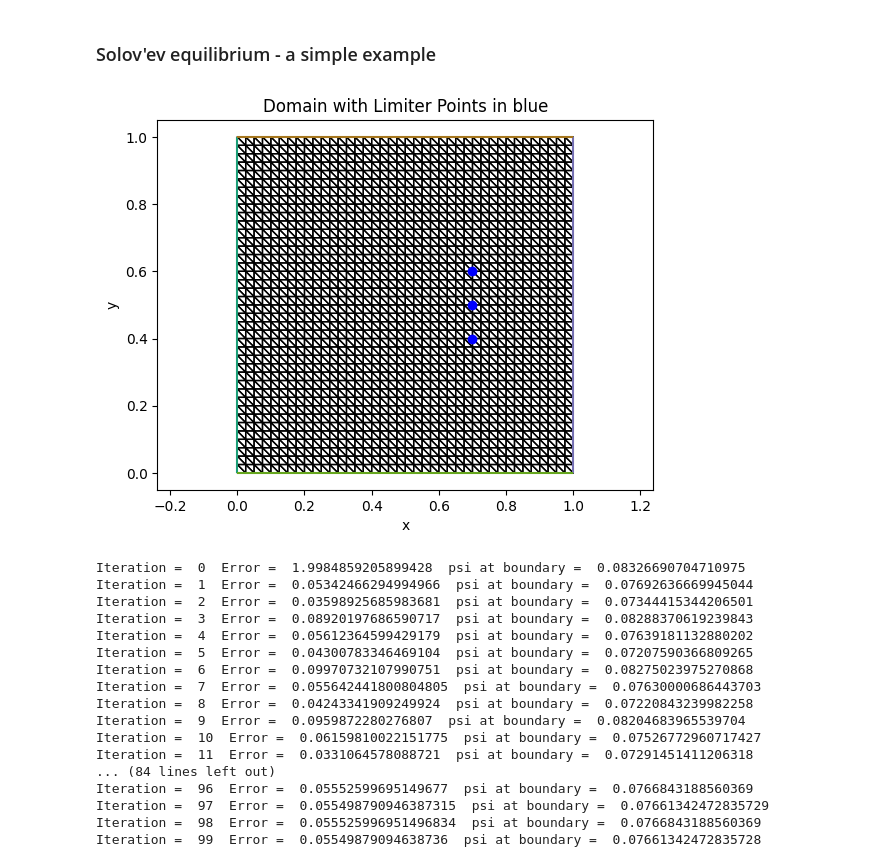
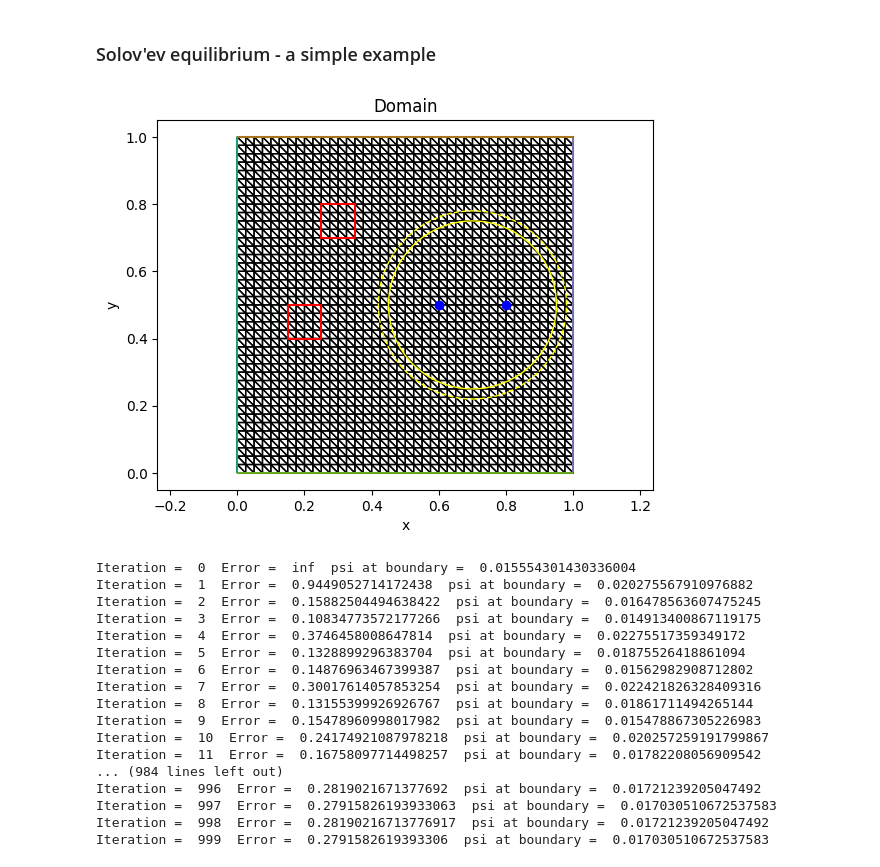
Before and after one commit to lucaciarimboli/tesi, a Jupyter notebook: Firedrake/FreeBoundary.ipynb, the cells around one changed output. Drawn from its saved outputs; the diff is of its cells as text; code cells hidden in the pictures.

Commit message:
Fixed geometry in free-boundary solver

```diff
--- a/Firedrake/FreeBoundary.ipynb
+++ b/Firedrake/FreeBoundary.ipynb
@@ -117,52 +172,80 @@ def GradShafranov(G, limiter_points, initial_guess = None):
 # %%
 n = 40
 mesh = UnitSquareMesh(n,n)
 V = FunctionSpace(mesh, "P", 2)
 x, y = SpatialCoordinate(mesh)
 
 # Define the limiter points:
-limiter_points = [(0.7,0.4), (0.7,0.5), (0.7,0.6)]
+limiter_points = [(0.6, 0.5), (0.8, 0.5)]
+
+# Define the coils:
+pos_coils = [
+    (0.15, 0.25, 0.4, 0.5), # Coil 1
+    (0.25, 0.35, 0.7, 0.8)  # Coil 2
+]
+
+# Define the vacuum vessel:
+Vessel = (0.7, 0.5, 0.25, 0.03) # (x0, y0, r, thickness)
 
 # Display mesh:
 fig, ax = plt.subplots()
 triplot(mesh, axes=ax)
 plt.scatter(*zip(*limiter_points), color='blue', label='Limiter Points')
-plt.title(r"Domain with Limiter Points in blue")
+
+# Plot the coils:
+for coil in pos_coils:
+    x_min, x_max, y_min, y_max = coil
+    plt.plot([x_min, x_max, x_max, x_min, x_min], [y_min, y_min, y_max, y_max, y_min], color='red', label='Coil Edges')
+
+# Plot the circular vessel:
+inner_wall = plt.Circle((Vessel[0], Vessel[1]), Vessel[2], color='yellow', fill=False, label='Vessel')
+outer_wall = plt.Circle((Vessel[0], Vessel[1]), Vessel[2] + Vessel[3], color='yellow', fill=False, linestyle='dashed')
+ax.add_artist(inner_wall)
+ax.add_artist(outer_wall)
+plt.title(r"Domain")
 plt.xlabel("x")
 plt.ylabel("y")
 plt.axis('equal')
 plt.show()
 # %% [output]
-[figure, old version]
+[figure, new version]
 # %%
 # Define G function:
 def G(x, psi):
-    return x**2 + 1.0
+    return x**2 + psi
 
 # Define initial guess for the flux function:
 def initial_guess(x, y):
-    return 0.5 * x * (1 - x) * y * (1 - y)
+    #return 0.5 * x * (1 - x) * y * (1 - y)
+    return 0.0
+
+
+# Define the currents in coils:
+I_coils = [0.01, 0.01]
+
+# Define the current density in the vacuum vessel:
+j_cv = 0.01
 
 # Compute solution using Grad-Shafranov solver:
-psi, psi0 = GradShafranov(G, limiter_points, initial_guess)
+psi, psi0 = GradShafranov(G, limiter_points, I_coils, pos_coils, Vessel, j_cv, initial_guess)
 # %% [output]
-Iteration =  0  Error =  1.9984859205899428  psi at boundary =  0.08326690704710975
-Iteration =  1  Error =  0.05342466294994966  psi at boundary =  0.07692636669945044
-Iteration =  2  Error =  0.03598925685983681  psi at boundary =  0.07344415344206501
-Iteration =  3  Error =  0.08920197686590717  psi at boundary =  0.08288370619239843
-Iteration =  4  Error =  0.05612364599429179  psi at boundary =  0.07639181132880202
-Iteration =  5  Error =  0.04300783346469104  psi at boundary =  0.07207590366809265
-Iteration =  6  Error =  0.09970732107990751  psi at boundary =  0.08275023975270868
-Iteration =  7  Error =  0.055642441800804805  psi at boundary =  0.07630000686443703
-Iteration =  8  Error =  0.04243341909249924  psi at boundary =  0.07220843239982258
-Iteration =  9  Error =  0.0959872280276807  psi at boundary =  0.08204683965539704
-Iteration =  10  Error =  0.06159810022151775  psi at boundary =  0.07526772960717427
-Iteration =  11  Error =  0.0331064578088721  psi at boundary =  0.07291451411206318
-... (84 lines left out)
-Iteration =  96  Error =  0.05552599695149677  psi at boundary =  0.0766843188560369
-Iteration =  97  Error =  0.055498790946387315  psi at boundary =  0.07661342472835729
-Iteration =  98  Error =  0.055525996951496834  psi at boundary =  0.0766843188560369
-Iteration =  99  Error =  0.05549879094638736  psi at boundary =  0.07661342472835728
+Iteration =  0  Error =  inf  psi at boundary =  0.015554301430336004
+Iteration =  1  Error =  0.9449052714172438  psi at boundary =  0.020275567910976882
+Iteration =  2  Error =  0.15882504494638422  psi at boundary =  0.016478563607475245
+Iteration =  3  Error =  0.10834773572177266  psi at boundary =  0.014913400867119175
+Iteration =  4  Error =  0.3746458008647814  psi at boundary =  0.02275517359349172
+Iteration =  5  Error =  0.1328899296383704  psi at boundary =  0.01875526418861094
+Iteration =  6  Error =  0.14876963467399387  psi at boundary =  0.01562982908712802
+Iteration =  7  Error =  0.30017614057853254  psi at boundary =  0.022421826328409316
+Iteration =  8  Error =  0.13155399926926767  psi at boundary =  0.01861711494265144
+Iteration =  9  Error =  0.15478960998017982  psi at boundary =  0.015478867305226983
+Iteration =  10  Error =  0.24174921087978218  psi at boundary =  0.020257259191799867
+Iteration =  11  Error =  0.16758097714498257  psi at boundary =  0.01782208056909542
+... (984 lines left out)
+Iteration =  996  Error =  0.2819021671377692  psi at boundary =  0.01721239205047492
+Iteration =  997  Error =  0.27915826193933063  psi at boundary =  0.017030510672537583
+Iteration =  998  Error =  0.28190216713776917  psi at boundary =  0.01721239205047492
+Iteration =  999  Error =  0.2791582619393306  psi at boundary =  0.017030510672537583
 # %%
 # Plot the solution:
 X, Y = np.meshgrid(np.linspace(0, 1, n), np.linspace(0, 1, n))
```
Also changed, not shown: parts of 6 cells of this notebook.
